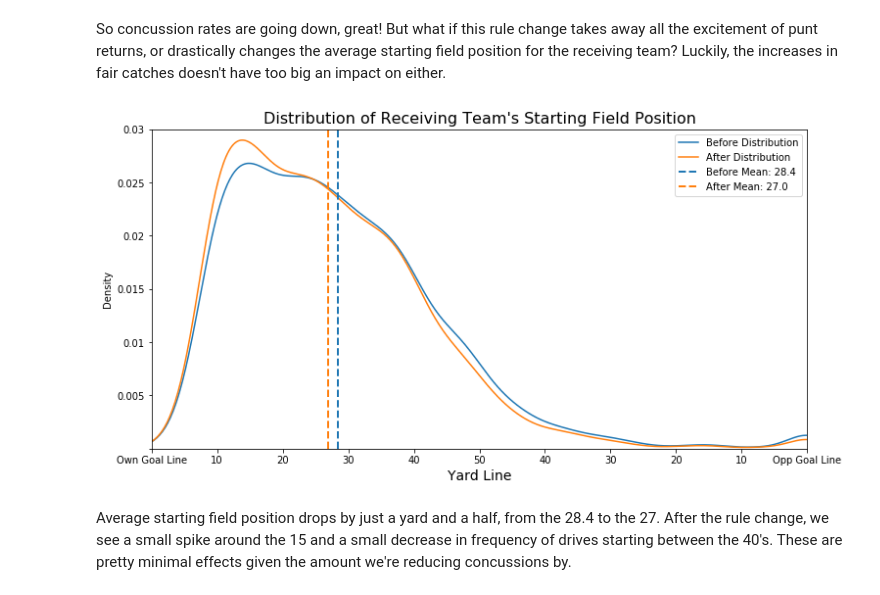
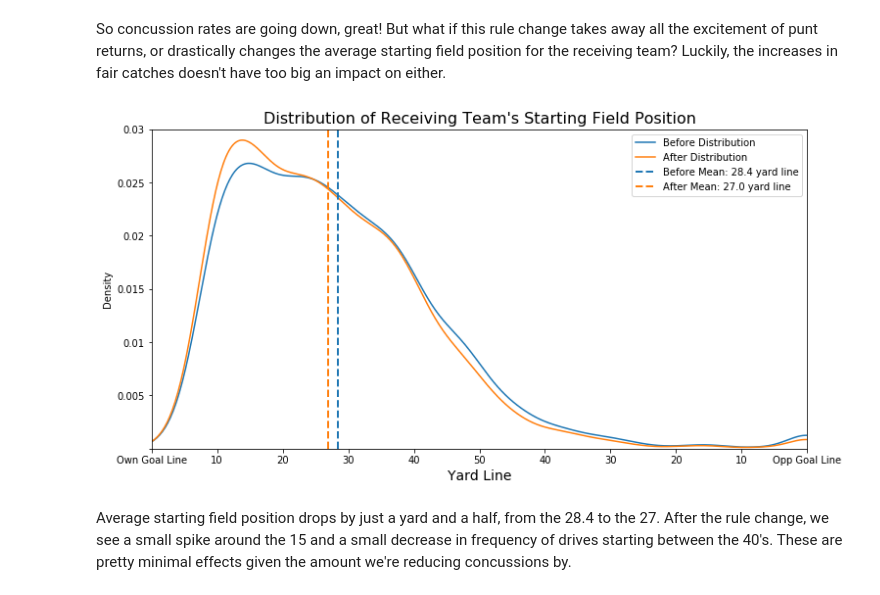
Before and after one commit to alexwainger/NFLPuntAnalytics, a Jupyter notebook: code/analysis.ipynb, the cells around one changed output. Drawn from its saved outputs; the diff is of its cells as text; code cells hidden in the pictures.

```diff
--- a/code/analysis.ipynb
+++ b/code/analysis.ipynb
@@ -53,10 +53,10 @@ video_review = feather.read_dataframe('../output/video_review.feather')
 # %%
 # Building a master play-level dataset
 aug_play_information = play_information.merge(
-    min_distances[['GameKey', 'PlayID', 'Coverage_Distance', 'Role_k', 'Super_Role_k']],
+    min_distances[['GameKey', 'PlayID', 'Coverage_Distance']],
     on=['GameKey', 'PlayID'], how='left', validate='one_to_one'
 ).merge(
-    second_min_distances[['GameKey', 'PlayID', 'Coverage_Distance', 'Role_k', 'Super_Role_k']],
+    second_min_distances[['GameKey', 'PlayID', 'Coverage_Distance']],
     on=['GameKey', 'PlayID'], how='left', validate='one_to_one',
     suffixes=['_1', '_2']
 ).merge(
@@ -418,36 +409,36 @@ ax = pd.DataFrame(
     title='Distribution of Receiving Team\'s Starting Field Position',
 )
 
 before_mean_yard_line = adj_plays_with_returnable_punts.Next_Poss_Yard_Line.mean()
 after_mean_yard_line = adj_plays_with_returnable_punts.Adj_Next_Poss_Yard_Line.mean()
 
 yard_line_vals = [0,10,20,30,40,50,60,70,80,90,100]
 yard_line_labels = [
     'Own Goal Line' if x == 0
     else (
         'Opp Goal Line' if x == 100
         else (
             x if x <= 50
             else 100-x
         )
     ) for x in yard_line_vals]
 ax.set(
     xlabel="Yard Line", xticks=yard_line_vals, xticklabels=yard_line_labels,
     yticklabels= [''] + [str(x) for x in ax.get_yticks()[1:]]
 )
 plt.axvline(
     before_mean_yard_line, linestyle='dashed', color='tab:blue', linewidth=2,
-    label='Before Mean: {:,.1f}'.format(before_mean_yard_line)
+    label='Before Mean: {:,.1f} yard line'.format(before_mean_yard_line)
 )
 plt.axvline(
     after_mean_yard_line, linestyle='dashed', color='tab:orange', linewidth=2,
-    label='After Mean: {:,.1f}'.format(after_mean_yard_line)
+    label='After Mean: {:,.1f} yard line'.format(after_mean_yard_line)
 )
 ax.xaxis.label.set_size(14)
 ax.title.set_size(16)
 plt.legend();
 # %% [output]
-[figure, old version]
+[figure, new version]
 # %% [markdown]
 Average starting field position drops by just a yard and a half, from the 28.4 to the 27. After the rule change, we see a small spike around the 15 and a small decrease in frequency of drives starting between the 40's. These are pretty minimal effects given the amount we're reducing concussions by.
 # %%
```
Also changed, not shown: parts of 1 cell of this notebook.
